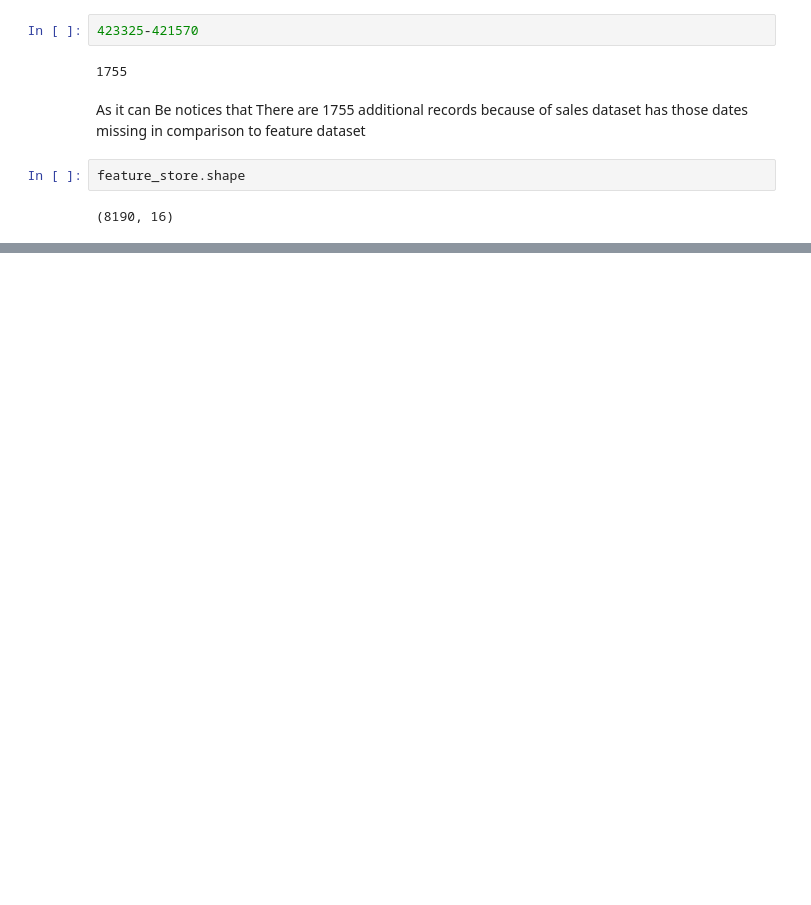
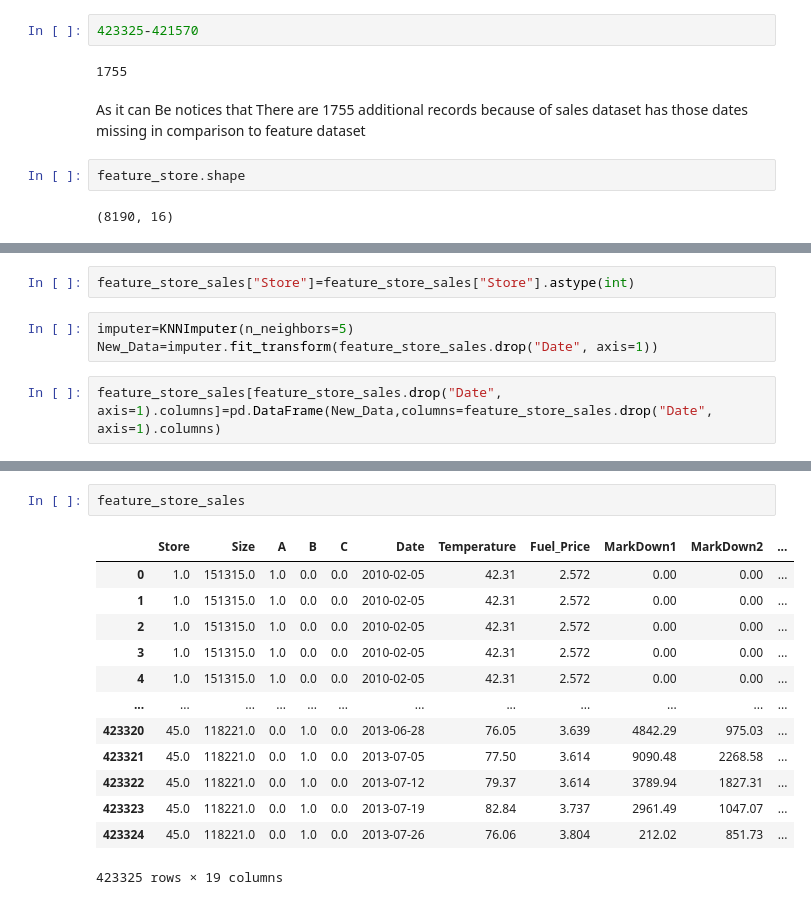
Before and after one commit to sushantkas/store_optimization, a Jupyter notebook: data_EDA.ipynb, the cells around one changed output, grey strips where cells are left out. Saved outputs shown, nothing was run; the diff lists cells and outputs as text; blank space fills up the shorter version.

```diff
--- a/data_EDA.ipynb
+++ b/data_EDA.ipynb
@@ -643,0 +704,7 @@ feature_store_sales[feature_store_sales["Weekly_Sales"].isnull()]
+# %%
+feature_store_sales["Store"]=feature_store_sales["Store"].astype(int)
+# %%
+imputer=KNNImputer(n_neighbors=5)
+New_Data=imputer.fit_transform(feature_store_sales.drop("Date", axis=1))
+# %%
+feature_store_sales[feature_store_sales.drop("Date", axis=1).columns]=pd.DataFrame(New_Data,columns=feature_store_sales.drop("Date", axis=1).columns)
@@ -643,0 +746,16 @@ feature_store_sales[feature_store_sales["Weekly_Sales"].isnull()]
+# %%
+feature_store_sales
+# %% [output]
+|  | Store | Size | A | B | C | Date | Temperature | Fuel_Price | MarkDown1 | MarkDown2 | ... |
+| 0 | 1.0 | 151315.0 | 1.0 | 0.0 | 0.0 | 2010-02-05 | 42.31 | 2.572 | 0.00 | 0.00 | ... |
+| 1 | 1.0 | 151315.0 | 1.0 | 0.0 | 0.0 | 2010-02-05 | 42.31 | 2.572 | 0.00 | 0.00 | ... |
+| 2 | 1.0 | 151315.0 | 1.0 | 0.0 | 0.0 | 2010-02-05 | 42.31 | 2.572 | 0.00 | 0.00 | ... |
+| 3 | 1.0 | 151315.0 | 1.0 | 0.0 | 0.0 | 2010-02-05 | 42.31 | 2.572 | 0.00 | 0.00 | ... |
+| 4 | 1.0 | 151315.0 | 1.0 | 0.0 | 0.0 | 2010-02-05 | 42.31 | 2.572 | 0.00 | 0.00 | ... |
+| ... | ... | ... | ... | ... | ... | ... | ... | ... | ... | ... | ... |
+| 423320 | 45.0 | 118221.0 | 0.0 | 1.0 | 0.0 | 2013-06-28 | 76.05 | 3.639 | 4842.29 | 975.03 | ... |
+| 423321 | 45.0 | 118221.0 | 0.0 | 1.0 | 0.0 | 2013-07-05 | 77.50 | 3.614 | 9090.48 | 2268.58 | ... |
+| 423322 | 45.0 | 118221.0 | 0.0 | 1.0 | 0.0 | 2013-07-12 | 79.37 | 3.614 | 3789.94 | 1827.31 | ... |
+| 423323 | 45.0 | 118221.0 | 0.0 | 1.0 | 0.0 | 2013-07-19 | 82.84 | 3.737 | 2961.49 | 1047.07 | ... |
+| 423324 | 45.0 | 118221.0 | 0.0 | 1.0 | 0.0 | 2013-07-26 | 76.06 | 3.804 | 212.02 | 851.73 | ... |
+423325 rows × 19 columns
```
Also changed, not shown: parts of 11 cells of this notebook.
